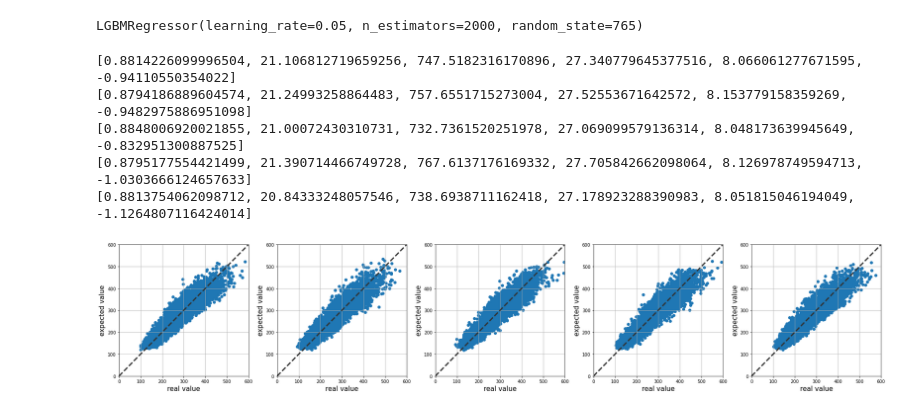
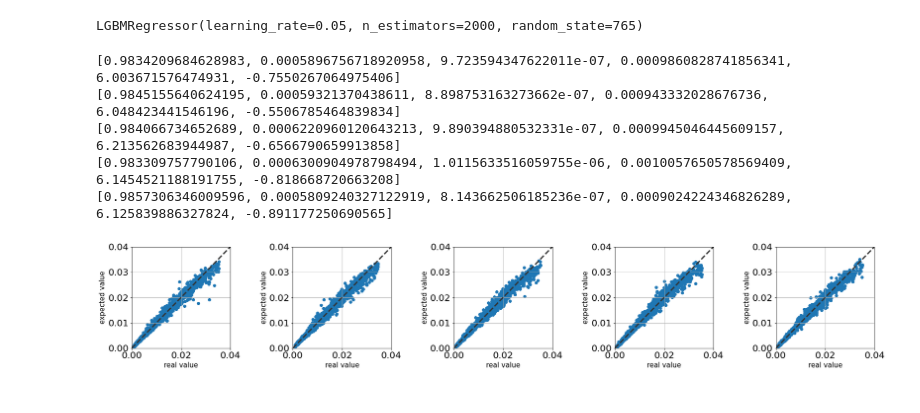
Before and after one commit to Schwalbe262/ML_MFT, a Jupyter notebook: core_type/solid_model/learning/ML_loss.ipynb, the cells around one changed output. Drawn from its saved outputs; the diff is of its cells as text; code cells hidden in the pictures.

```diff
--- a/core_type/solid_model/learning/ML_loss.ipynb
+++ b/core_type/solid_model/learning/ML_loss.ipynb
@@ -29,13 +40,13 @@ pd.options.display.max_seq_items = None
 # %%
 # 2. data import
 
-#raw_data = np.loadtxt("../data/inductance.csv",delimiter=",")
+raw_data = np.loadtxt("../data/loss_20220608_105250_N14183.csv",delimiter=",")
 #raw_data = np.loadtxt("../data/coupling.csv",delimiter=",")
-raw_data = np.loadtxt("../data/loss.csv",delimiter=",")
+#raw_data = np.loadtxt("../data/loss.csv",delimiter=",")
 
-#column_names = ["width0","width1","height0","height1","move","coil0_width","coil1_width","gap0","gap1","freq","Ltx","Lrx1","Lrx2"]
+column_names = ["N1","w1","l1","l2","h1","space1","space2","space3","space4","coil_width1","coil_width2","move_z1","move_z2","offset_z1","offset_z2","null","freq","Rt","Rr"]
 #column_names = ["width0","width1","height0","height1","move","coil0_width","coil1_width","gap0","gap1","freq","k12","k13","k23"]
-column_names = ["width0","width1","height0","height1","move","coil0_width","coil1_width","gap0","gap1","0","freq","loss1","loss2","loss3"]
+#column_names = ["width0","width1","height0","height1","move","coil0_width","coil1_width","gap0","gap1","0","freq","loss1","loss2","loss3"]
 
 pd_data = pd.DataFrame(raw_data, columns=column_names)
 
@@ -89,7 +100,8 @@ def get_outlier(df=None, column=None, weight=1.5):
 
     return outlier_index
 
-col_input = list(pd_data.columns)[:-3]
+#col_input = list(pd_data.columns)[:-3]
+col_input = list(pd_data.columns)
 
 # outlier 탐색 및 제거
 outlier_index = {}
@@ -132,14 +166,14 @@ pd_data.shape
 # %%
 # split input/output
 
-#X = pd_data.drop(columns="Ltx").drop(columns="Lrx1").drop(columns="Lrx2")
-#Y = pd_data["Ltx"]
+X = pd_data.drop(columns="freq").drop(columns="null").drop(columns="Rt").drop(columns="Rr")
+Y = pd_data["Rr"]/100**2
 
 #X = pd_data.drop(columns="k12").drop(columns="k13").drop(columns="k23")
 #Y = pd_data["k12"]
 
-X = pd_data.drop(columns="loss1").drop(columns="loss2").drop(columns="loss3")
-Y = pd_data["loss1"]
+#X = pd_data.drop(columns="loss1").drop(columns="loss2").drop(columns="loss3")
+#Y = pd_data["loss1"]
 
 X_train,X_test,Y_train,Y_test = train_test_split(X,Y,test_size=0.2,random_state = 765)
 # %%
@@ -173,39 +207,39 @@ for train_idx, test_idx in kfold.split(X[col_input]):
     # fold 후 train, test set 분할
     X_train, X_test = X.iloc[train_idx], X.iloc[test_idx]
     Y_train, Y_test = Y.iloc[train_idx], Y.iloc[test_idx]
 
     # regression model 생성
     model.fit(X_train, Y_train)
 
     # 예측
     fold_pred = model.predict(X_test)
 
     # 성능계산
     R2 = r2_score(Y_test, fold_pred)
     MAE = mean_absolute_error(Y_test, fold_pred)
     MSE = mean_squared_error(Y_test, fold_pred)
     RMSE = np.sqrt(MSE)
     MAPE = def_MAPE(Y_test, fold_pred)
     MPE = def_MPE(Y_test, fold_pred)
 
     print([R2, MAE,MSE,RMSE,MAPE,MPE])
 
     plt.subplot(1, 5, i+1)
     plt.scatter(Y_test, fold_pred)
     plt.xlabel("real value", fontsize=15)
     plt.ylabel("expected value", fontsize=15)
     plt.grid(True)
-    plt.xlim(0, 600)
-    plt.ylim(0, 600)
-    plt.plot([0, 600], [0, 600], ls="--", c=".2", linewidth=3.0)
+    plt.xlim(0, 0.04)
+    plt.ylim(0, 0.04)
+    plt.plot([0, 0.04], [0, 0.04], ls="--", c=".2", linewidth=3.0)
     i = i+1
 
 plt.tight_layout()
 plt.show()
 # %% [output]
-[0.8814226099996504, 21.106812719659256, 747.5182316170896, 27.340779645377516, 8.066061277671595, -0.94110550354022]
-[0.8794186889604574, 21.24993258864483, 757.6551715273004, 27.52553671642572, 8.153779158359269, -0.9482975886951098]
-[0.8848006920021855, 21.00072430310731, 732.7361520251978, 27.069099579136314, 8.048173639945649, -0.832951300887525]
-[0.8795177554421499, 21.390714466749728, 767.6137176169332, 27.705842662098064, 8.126978749594713, -1.0303666124657633]
-[0.8813754062098712, 20.84333248057546, 738.6938711162418, 27.178923288390983, 8.051815046194049, -1.1264807116424014]
+[0.9834209684628983, 0.0005896756718920958, 9.723594347622011e-07, 0.0009860828741856341, 6.003671576474931, -0.7550267064975406]
+[0.9845155640624195, 0.00059321370438611, 8.898753163273662e-07, 0.000943332028676736, 6.048423441546196, -0.5506785464839834]
+[0.984066734652689, 0.0006220960120643213, 9.890394880532331e-07, 0.0009945046445609157, 6.213562683944987, -0.6566790659913858]
+[0.983309757790106, 0.0006300904978798494, 1.0115633516059755e-06, 0.0010057650578569409, 6.1454521188191755, -0.818668720663208]
+[0.9857306346009596, 0.0005809240327122919, 8.143662506185236e-07, 0.0009024224346826289, 6.125839886327824, -0.891177250690565]
-[figure, old version]
+[figure, new version]
```
Also changed, not shown: parts of 17 cells of this notebook, 19 other files.
